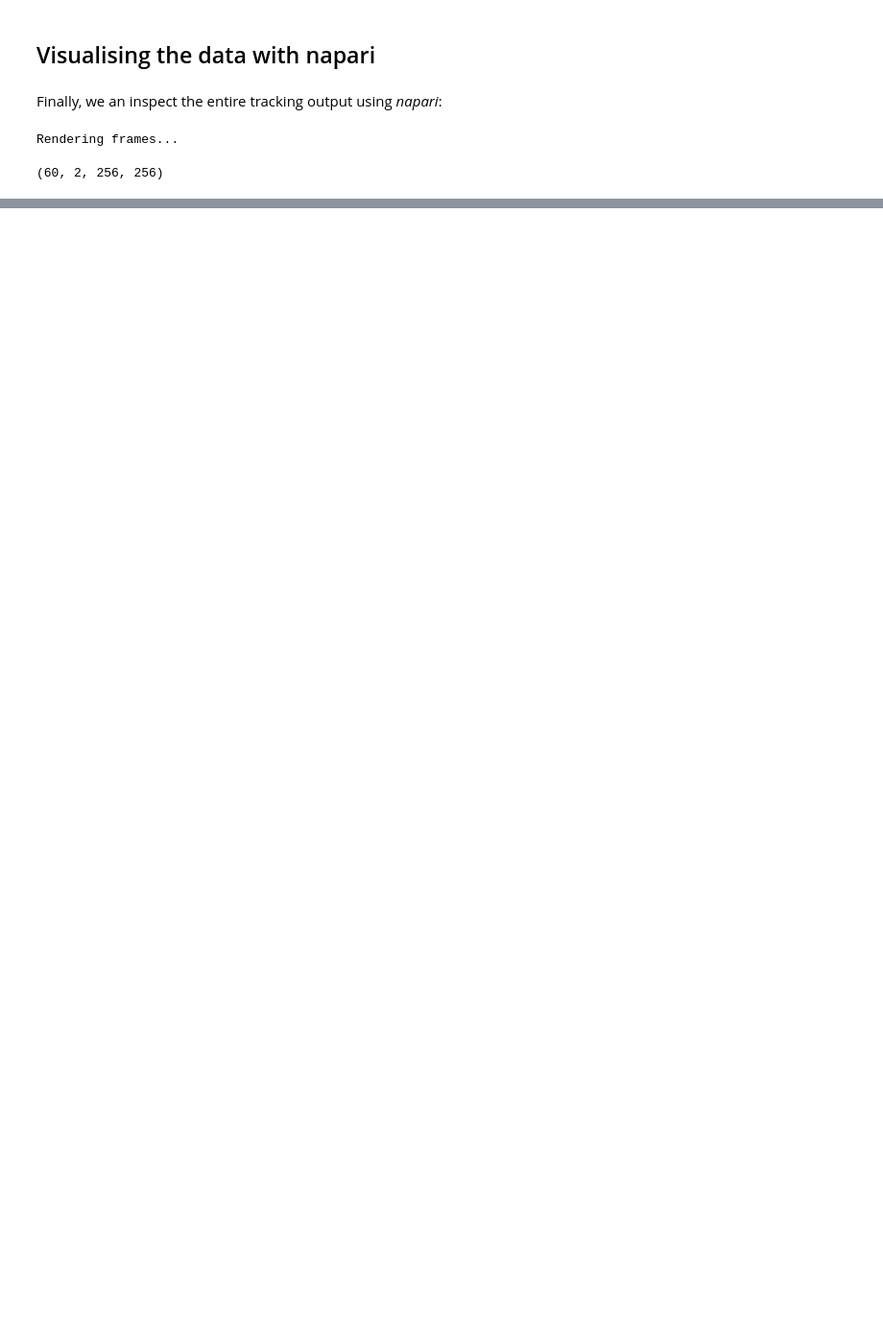
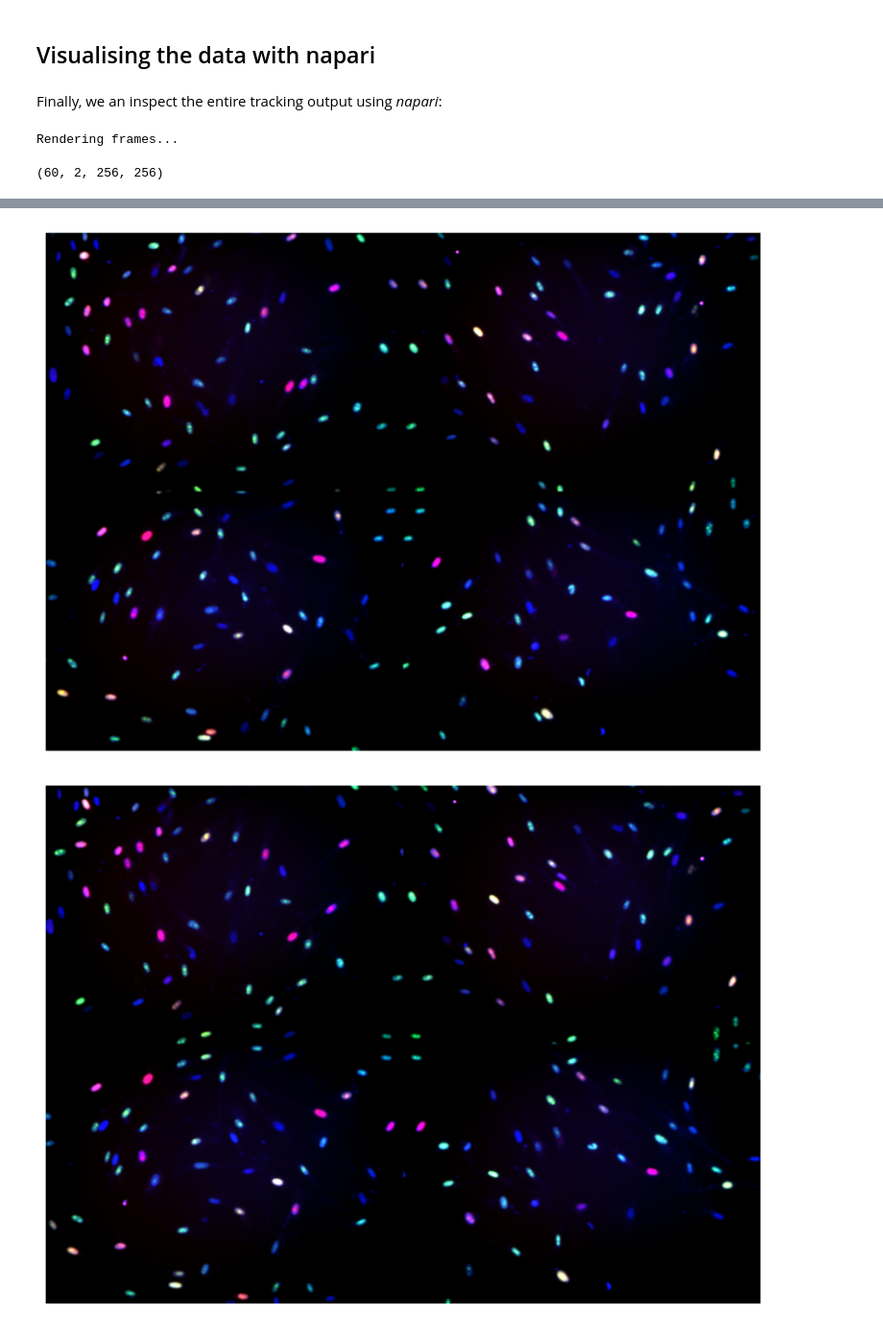
Before and after one commit to imnuvi/Hybrid-Reprogramming, a Jupyter notebook: Imaging/load_images_tracker.ipynb, the cells around one changed output, grey strips where cells are left out. Shown at 96% size. Saved outputs shown, nothing was run; the diff lists cells and outputs as text; code cells hidden in the pictures; blank space fills up the shorter version.

```diff
--- a/Imaging/load_images_tracker.ipynb
+++ b/Imaging/load_images_tracker.ipynb
@@ -586,0 +591,48 @@ viewer, image_layer = napari.imshow(data.astronaut(), rgb=True)
+# %%
+from matplotlib.colors import ListedColormap
+import matplotlib.pyplot as plt
+import numpy as np
+from skimage import io
+
+
+basepath = '/nfs/turbo/umms-indikar/Ram/development/projects/reprogramming/Hybrid-Reprogramming/data/imaging'
+sample = 'Myod_PRRX1'
+sample_id = 1
+f_start = 21
+f_end = 67
+
+channel = 'cy5'
+cy5_imgs = [
+    io.imread(f'{basepath}/original_images/{channel}/{sample}_{sample_id}_frame_{t:03d}.tif')
+    for t in range(f_start, f_end)
+]
+
+channel = 'mkate'
+mkate_imgs = [
+    io.imread(f'{basepath}/original_images/{channel}/{sample}_{sample_id}_frame_{t:03d}.tif')
+    for t in range(f_start, f_end)
+]
+
+channel = 'taggfp'
+taggfp_imgs = [
+    io.imread(f'{basepath}/original_images/{channel}/{sample}_{sample_id}_frame_{t:03d}.tif')
+    for t in range(f_start, f_end)
+]
+
+
+for i in range(5):
+    cy5 = cy5_imgs[i]
+    mkate = mkate_imgs[i]
+    taggfp = taggfp_imgs[i]
+    img = np.stack((taggfp, mkate, cy5), axis=0)
+    img = np.transpose(img, (1, 2, 0))
+
+    fig, ax = plt.subplots(1, 1, figsize=(10, 10))
+
+    # ax.set_title('Raw Image')
+    ax.axis('off')
+    ax.imshow(img)
+    plt.savefig('raw_image.png', bbox_inches='tight', dpi=300)
+# %% [output]
+[figure, added]
+[figure, added]
```
Also changed, not shown: parts of 2 cells of this notebook, 2 other files.
